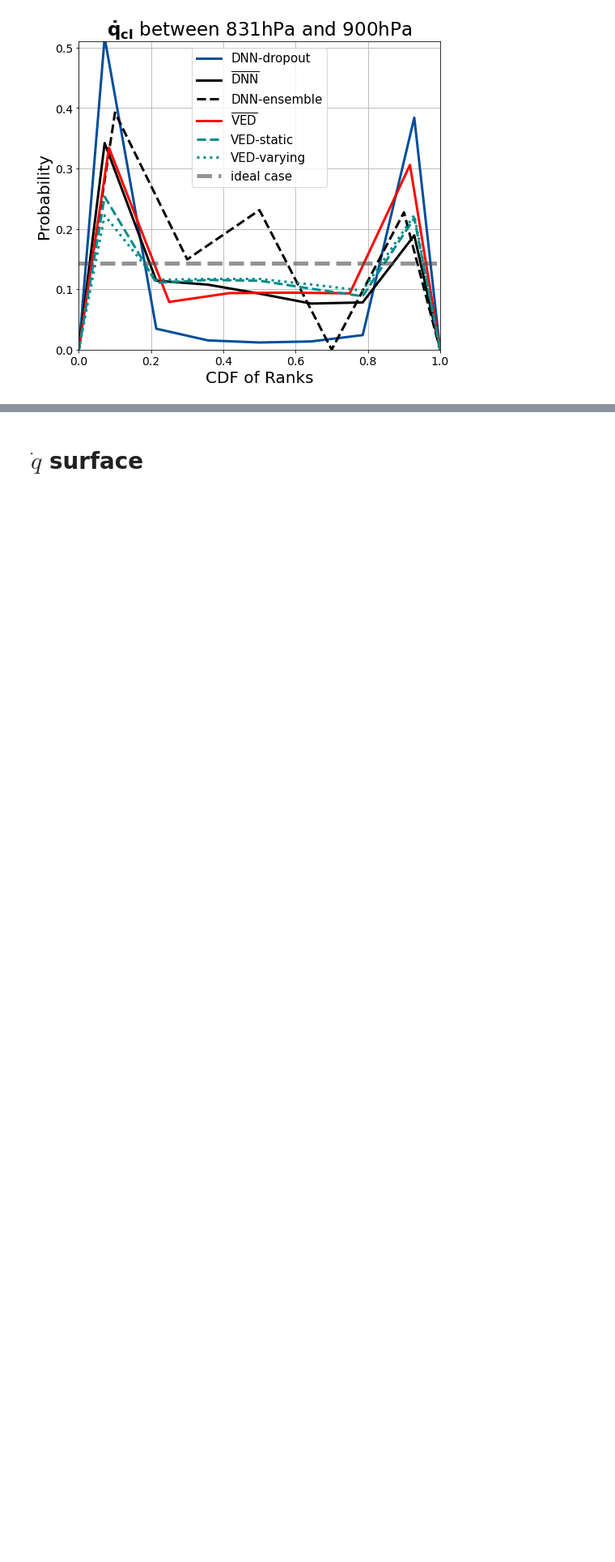
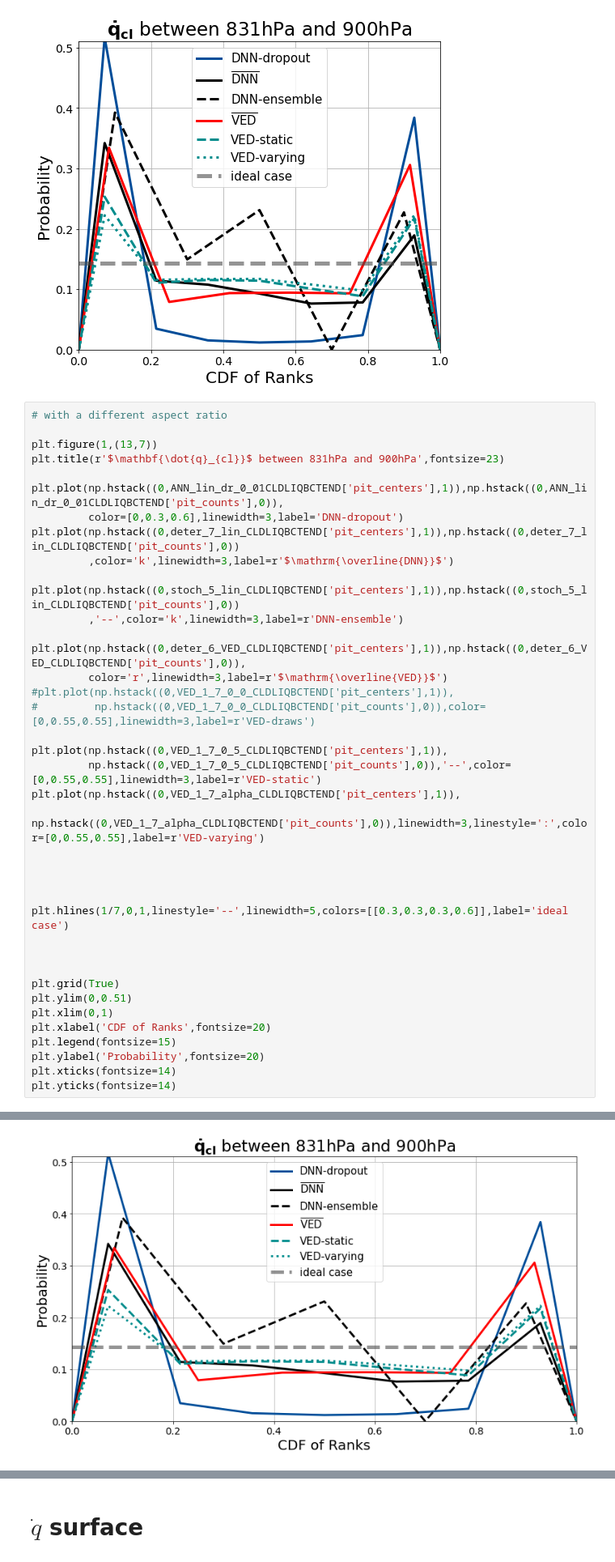
Before and after one commit to EyringMLClimateGroup/behrens24james_SPCESM2_ML_ensembles, a Jupyter notebook: uncertainty_quantification/real_geo_PIT_composite_all_networks_updt.ipynb, the cells around one changed output, grey strips where cells are left out. Shown at 81% size. Saved outputs shown, nothing was run; the diff lists cells and outputs as text; blank space fills up the shorter version.

```diff
--- a/uncertainty_quantification/real_geo_PIT_composite_all_networks_updt.ipynb
+++ b/uncertainty_quantification/real_geo_PIT_composite_all_networks_updt.ipynb
@@ -1639,3 +1639,43 @@ plt.yticks(fontsize=14)
   Text(0, 0, ''),
   Text(0, 0, '')])
 [figure]
+# %%
+# with a different aspect ratio
+
+plt.figure(1,(13,7))
+plt.title(r'$\mathbf{\dot{q}_{cl}}$ between 831hPa and 900hPa',fontsize=23)
+
+plt.plot(np.hstack((0,ANN_lin_dr_0_01CLDLIQBCTEND['pit_centers'],1)),np.hstack((0,ANN_lin_dr_0_01CLDLIQBCTEND['pit_counts'],0)),
+         color=[0,0.3,0.6],linewidth=3,label='DNN-dropout')
+plt.plot(np.hstack((0,deter_7_lin_CLDLIQBCTEND['pit_centers'],1)),np.hstack((0,deter_7_lin_CLDLIQBCTEND['pit_counts'],0))
+         ,color='k',linewidth=3,label=r'$\mathrm{\overline{DNN}}$')
+
+plt.plot(np.hstack((0,stoch_5_lin_CLDLIQBCTEND['pit_centers'],1)),np.hstack((0,stoch_5_lin_CLDLIQBCTEND['pit_counts'],0))
+         ,'--',color='k',linewidth=3,label=r'DNN-ensemble')
+
+plt.plot(np.hstack((0,deter_6_VED_CLDLIQBCTEND['pit_centers'],1)),np.hstack((0,deter_6_VED_CLDLIQBCTEND['pit_counts'],0)),
+         color='r',linewidth=3,label=r'$\mathrm{\overline{VED}}$')
+#plt.plot(np.hstack((0,VED_1_7_0_0_CLDLIQBCTEND['pit_centers'],1)),
+#         np.hstack((0,VED_1_7_0_0_CLDLIQBCTEND['pit_counts'],0)),color=[0,0.55,0.55],linewidth=3,label=r'VED-draws')
+
+plt.plot(np.hstack((0,VED_1_7_0_5_CLDLIQBCTEND['pit_centers'],1)),
+         np.hstack((0,VED_1_7_0_5_CLDLIQBCTEND['pit_counts'],0)),'--',color=[0,0.55,0.55],linewidth=3,label=r'VED-static')
+plt.plot(np.hstack((0,VED_1_7_alpha_CLDLIQBCTEND['pit_centers'],1)),
+         np.hstack((0,VED_1_7_alpha_CLDLIQBCTEND['pit_counts'],0)),linewidth=3,linestyle=':',color=[0,0.55,0.55],label=r'VED-varying')
+
+
+
+
+plt.hlines(1/7,0,1,linestyle='--',linewidth=5,colors=[[0.3,0.3,0.3,0.6]],label='ideal case')
+
+
+
+plt.grid(True)
+plt.ylim(0,0.51)
+plt.xlim(0,1)
+plt.xlabel('CDF of Ranks',fontsize=20)
+plt.legend(fontsize=15)
+plt.ylabel('Probability',fontsize=20)
+plt.xticks(fontsize=14)
+plt.yticks(fontsize=14)
+# %% [output]
@@ -1642,3 +1690,4 @@ plt.yticks(fontsize=14)
+[figure, added]
 # %%
 plt.figure(1,(25,7))
 plt.suptitle(r'$\mathbf{\dot{q}_{cl}}$ between 831hPa and 900hPa',fontsize=30,y=1.03)
```
Also changed, not shown: parts of 2 cells of this notebook.
